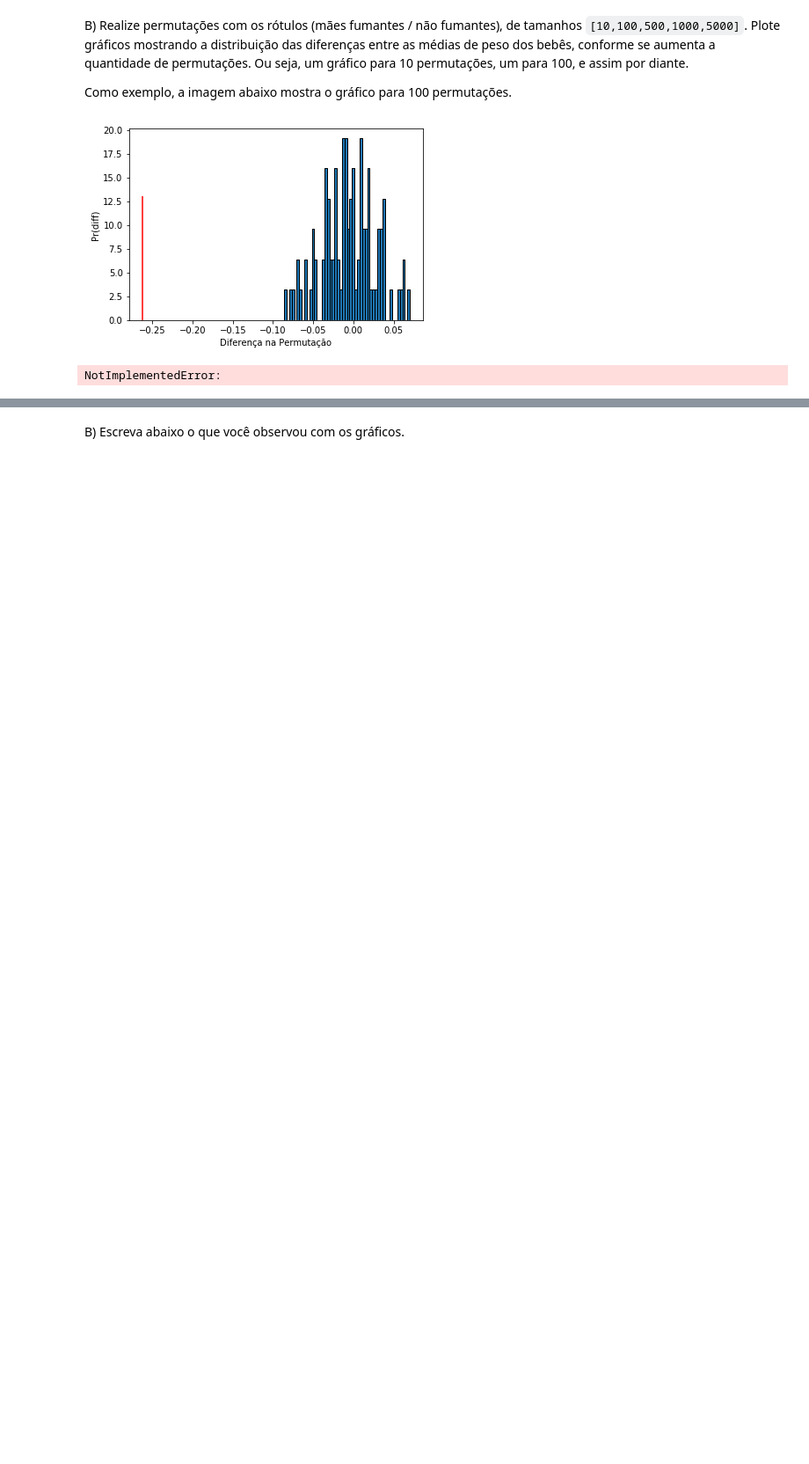
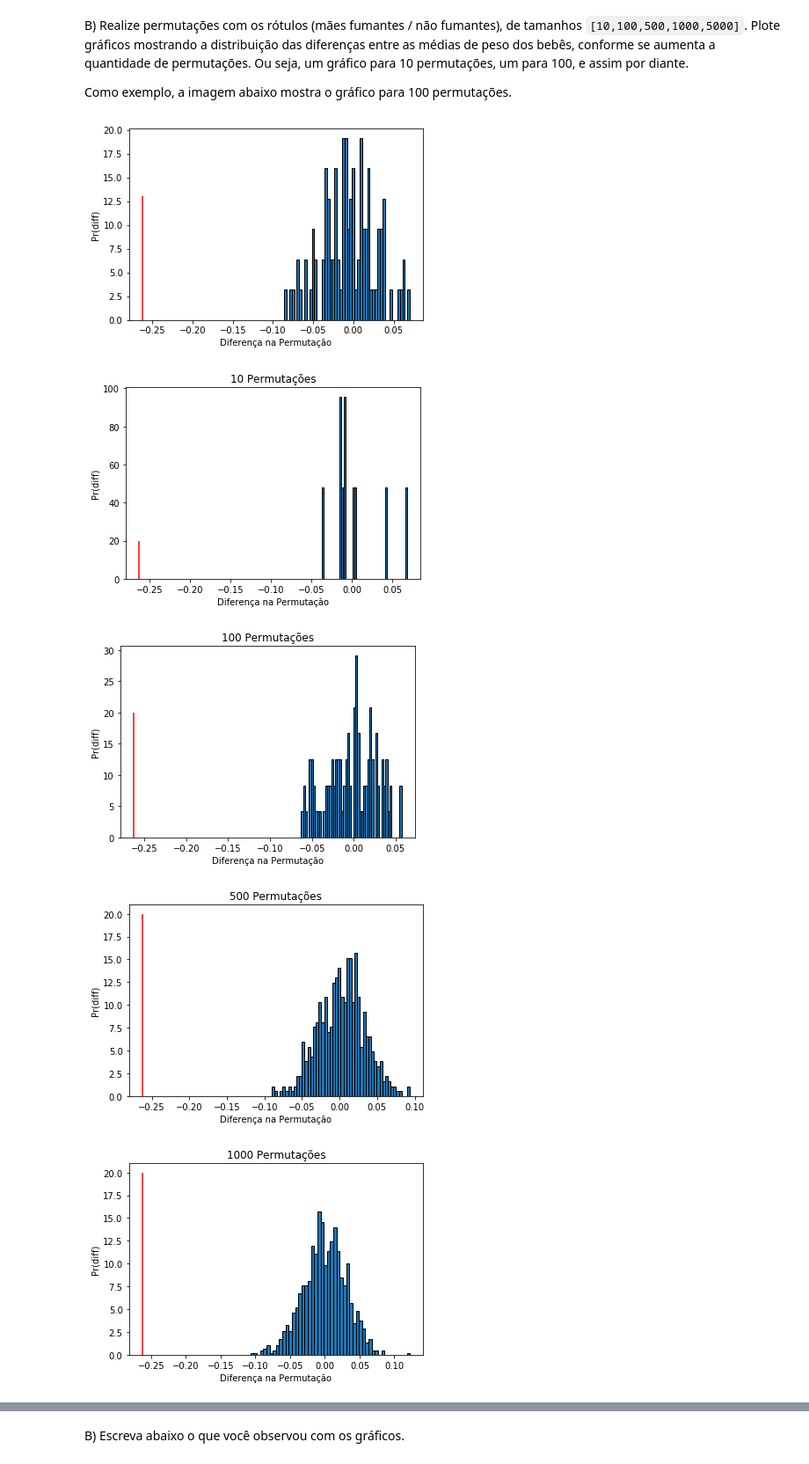
Before and after one commit to brenomatos/icd, a Jupyter notebook: Lista04/Lista04.ipynb, the cells around one changed output, grey strips where cells are left out. Shown at 88% size. Cells and saved outputs as stored; diff of their text form; code cells hidden in the pictures; blank space fills up the shorter version.

```diff
--- a/Lista04/Lista04.ipynb
+++ b/Lista04/Lista04.ipynb
@@ -165,8 +176,37 @@ from IPython.display import Image
 Image('100permutacoes.png')
 # %% [output]
 [figure]
-# %%
-# YOUR CODE HERE
-raise NotImplementedError()
-# %% [output]
-NotImplementedError:
+# %%
+filtro = df['Maternal Smoker'] == True
+t_obs = df[filtro]['Birth Weight'].mean() - df[~filtro]['Birth Weight'].mean()
+
+
+
+
+def difference(df,filtro):
+    np.random.shuffle(filtro.values)
+    return df[filtro]['Birth Weight'].mean() - df[~filtro]['Birth Weight'].mean()
+
+def plot_permutation(N, df, filtro):
+    diferencas = np.zeros(N)
+    for i in range(N):
+        np.random.shuffle(filtro.values)
+        diff = difference(df,filtro)
+        diferencas[i] = diff
+    plt.figure(N)
+    plt.xlabel('Diferença na Permutação')
+    plt.ylabel('Pr(diff)')
+    plt.title(str(N)+" Permutações")
+    plt.vlines(t_obs,0,20,color='red')
+    plt.hist(diferencas, bins=50, density=True, edgecolor='k')
+
+plot_permutation(10,df,filtro)
+plot_permutation(100,df,filtro)
+plot_permutation(500,df,filtro)
+plot_permutation(1000,df,filtro)
+plot_permutation(5000,df,filtro)
+# %% [output]
+[figure, added]
+[figure, added]
+[figure, added]
+[figure, added]
```
Also changed, not shown: parts of 8 cells of this notebook, 1 other file.
